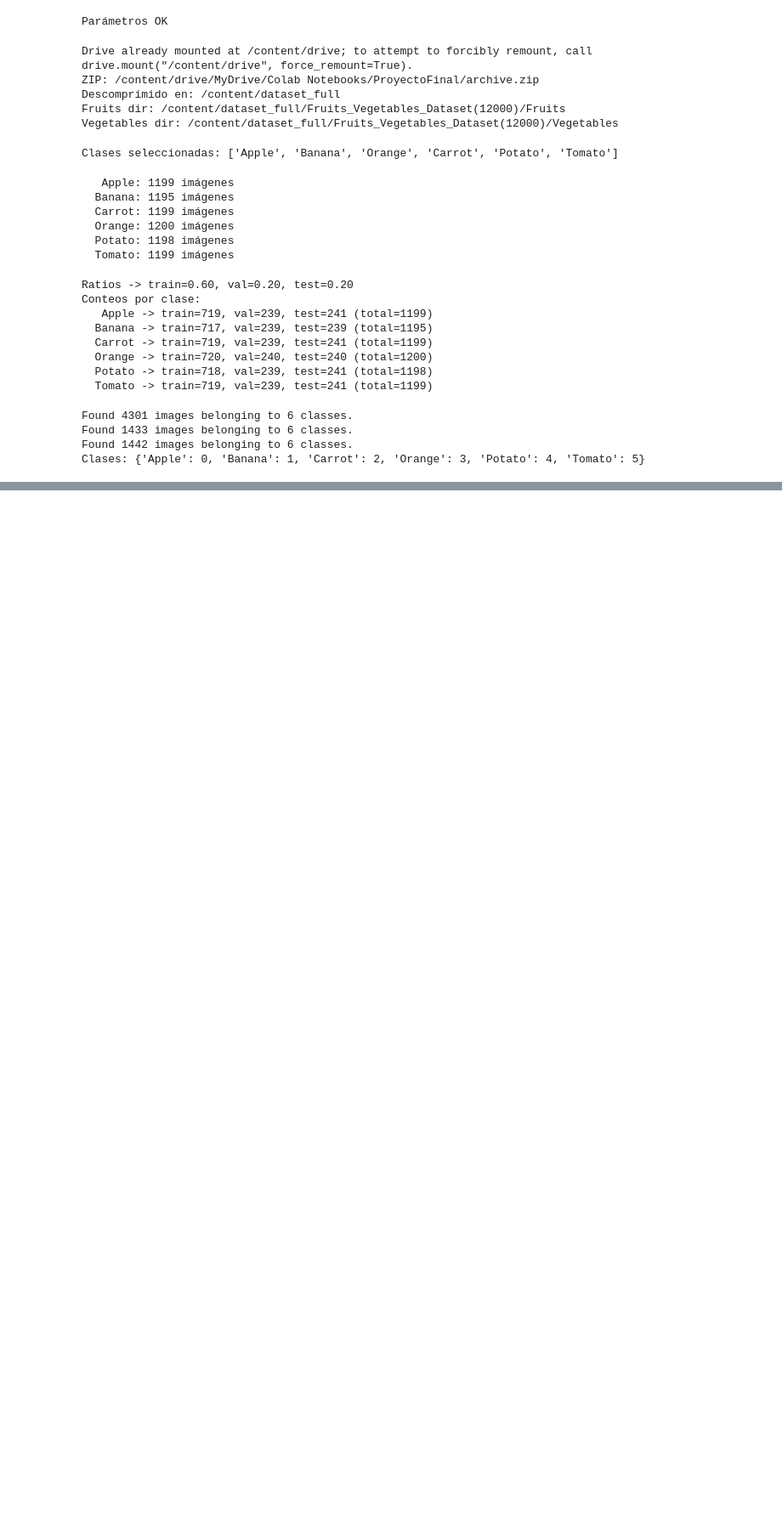
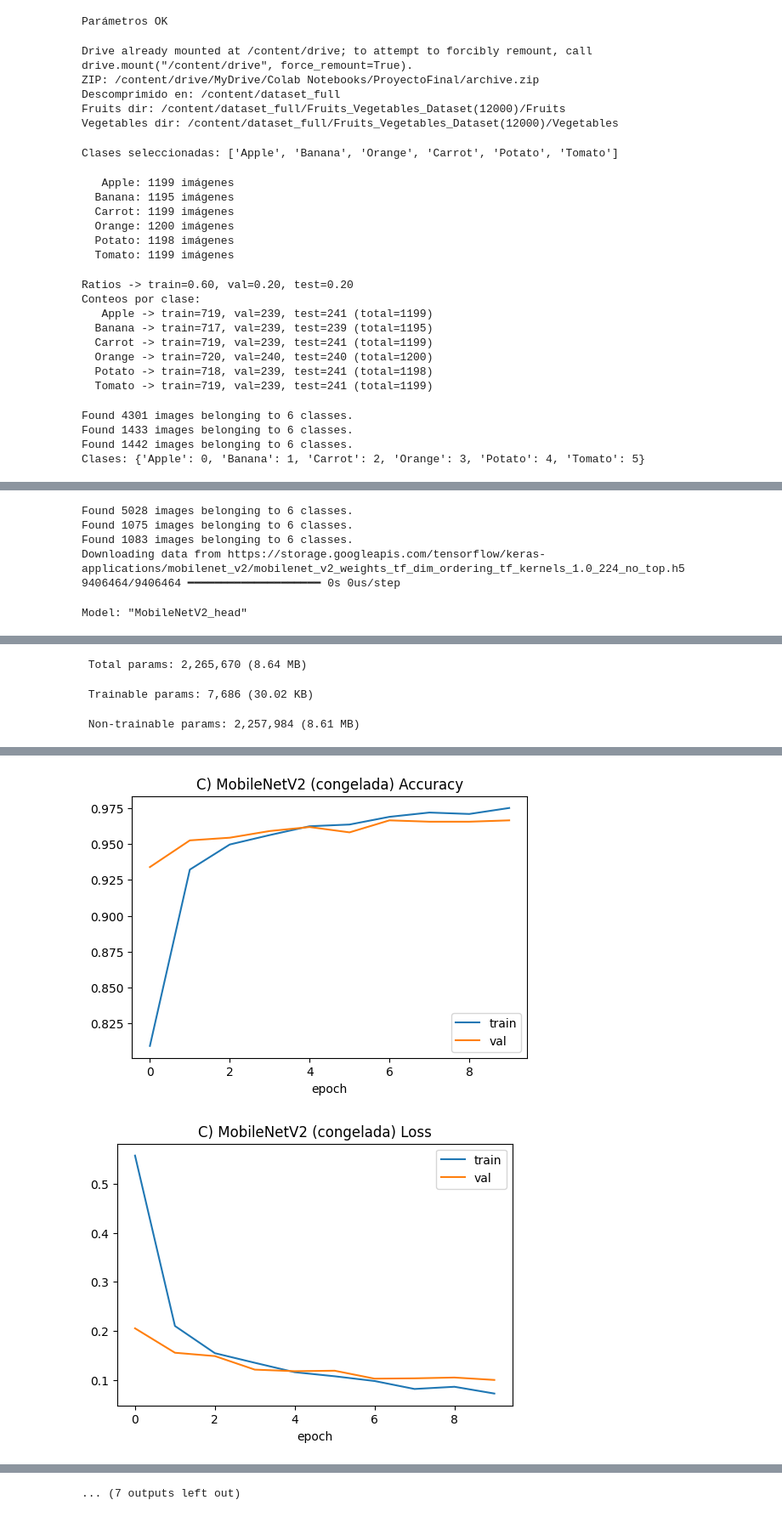
Before and after one commit to DanielCalderon97/Proyecto_Final_Text_Minning_Image, a Jupyter notebook: ProyectoFinal_Parte2.ipynb, the cells around one changed output, grey strips where cells are left out. Shown at 85% size. Drawn from its saved outputs; the diff is of its cells as text; code cells hidden in the pictures; blank space fills up the shorter version.

```diff
--- a/ProyectoFinal_Parte2.ipynb
+++ b/ProyectoFinal_Parte2.ipynb
@@ -357,0 +648,72 @@ weighted avg       0.86      0.85      0.85      1442
+# %%
+# Modelo C (MobileNetV2)
+from tensorflow.keras.applications import MobileNetV2
+from tensorflow.keras.applications.mobilenet_v2 import preprocess_input as mobilenet_preprocess
+from tensorflow.keras.preprocessing.image import ImageDataGenerator
+from tensorflow.keras import layers, models, optimizers
+
+# MobileNetV2 espera 224x224 RGB
+IMG_TL = (224, 224)
+
+train_tl = ImageDataGenerator(
+    preprocessing_function=mobilenet_preprocess,
+    rotation_range=25, width_shift_range=0.15, height_shift_range=0.15,
+    zoom_range=0.2, shear_range=0.15, horizontal_flip=True,
+    brightness_range=(0.8,1.2), fill_mode="nearest"
+).flow_from_directory(
+    os.path.join(BASE_DIR, "train"),
+    target_size=IMG_TL, color_mode="rgb", class_mode="categorical",
+    batch_size=BATCH_SIZE, shuffle=True, seed=SEED
+)
+val_tl = ImageDataGenerator(preprocessing_function=mobilenet_preprocess).flow_from_directory(
+    os.path.join(BASE_DIR, "val"),
+    target_size=IMG_TL, color_mode="rgb", class_mode="categorical",
+    batch_size=BATCH_SIZE, shuffle=False
+)
+test_tl = ImageDataGenerator(preprocessing_function=mobilenet_preprocess).flow_from_directory(
+    os.path.join(BASE_DIR, "test"),
+    target_size=IMG_TL, color_mode="rgb", class_mode="categorical",
+    batch_size=BATCH_SIZE, shuffle=False
+)
+
+def build_mnv2_head(num_classes):
+    base = MobileNetV2(input_shape=(IMG_TL[0], IMG_TL[1], 3), include_top=False, weights="imagenet")
+    base.trainable = False  # 1) congelado
+    x = layers.GlobalAveragePooling2D()(base.output)
+    x = layers.Dropout(0.3)(x)
+    out = layers.Dense(num_classes, activation="softmax")(x)
+    model = models.Model(base.input, out, name="MobileNetV2_head")
+    return model, base
+
+model_C, base = build_mnv2_head(num_classes)
+model_C.compile(optimizer=optimizers.Adam(1e-3), loss="categorical_crossentropy", metrics=["accuracy"])
+model_C.summary()
+
+# Entrenamiento solo de la "cabeza"
+hist_C = model_C.fit(train_tl, validation_data=val_tl, epochs=EPOCHS, callbacks=common_callbacks(), verbose=1)
+plot_curves(hist_C, "C) MobileNetV2 (congelada)")
+
+loss_C, acc_C, rep_C, cm_C = evaluate_model(model_C, test_tl, idx_to_class)
+print(f" C) MNV2-head — Test Acc: {acc_C:.4f} | Loss: {loss_C:.4f}")
+plot_confusion(cm_C, idx_to_class, "C) MNV2 — Matriz de confusión (head)")
+
+# Fine-tuning (desbloquear parte superior del backbone)
+UNFREEZE_FROM = 100
+for i, layer in enumerate(base.layers):
+    layer.trainable = (i >= UNFREEZE_FROM)
+
+model_C.compile(optimizer=optimizers.Adam(1e-4), loss="categorical_crossentropy", metrics=["accuracy"])
+hist_Cft = model_C.fit(train_tl, validation_data=val_tl, epochs=max(5, EPOCHS//2), callbacks=common_callbacks(), verbose=1)
+plot_curves(hist_Cft, "C-ft) MobileNetV2 (fine-tune)")
+
+loss_Cft, acc_Cft, rep_Cft, cm_Cft = evaluate_model(model_C, test_tl, idx_to_class)
+print(f" C-ft) MNV2 — Test Acc: {acc_Cft:.4f} | Loss: {loss_Cft:.4f}")
+plot_confusion(cm_Cft, idx_to_class, "C-ft) MNV2 — Matriz de confusión (fine-tune)")
+rep_Cft.head()
+# %% [output]
+Found 5028 images belonging to 6 classes.
+Found 1075 images belonging to 6 classes.
+Found 1083 images belonging to 6 classes.
+Downloading data from https://storage.googleapis.com/tensorflow/keras-applications/mobilenet_v2/mobilenet_v2_weights_tf_dim_ordering_tf_kernels_1.0_224_no_top.h5
+9406464/9406464 ━━━━━━━━━━━━━━━━━━━━ 0s 0us/step
+Model: "MobileNetV2_head"
@@ -357,0 +737,3 @@ weighted avg       0.86      0.85      0.85      1442
+ Total params: 2,265,670 (8.64 MB)
+ Trainable params: 7,686 (30.02 KB)
+ Non-trainable params: 2,257,984 (8.61 MB)
@@ -357,0 +759,2 @@ weighted avg       0.86      0.85      0.85      1442
+[figure, added]
+[figure, added]
@@ -357,0 +763 @@ weighted avg       0.86      0.85      0.85      1442
+... (7 outputs left out)
```
Also changed, not shown: parts of 12 cells of this notebook.
